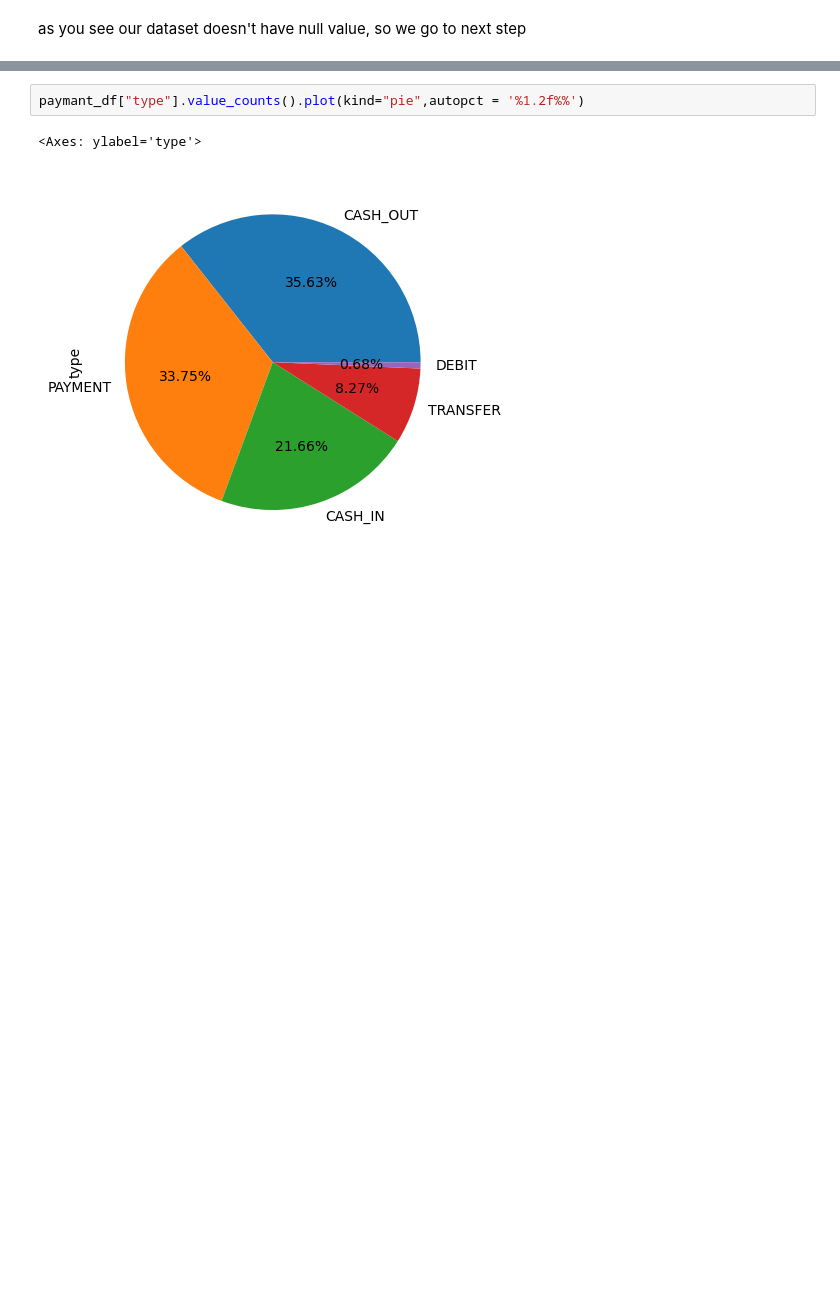
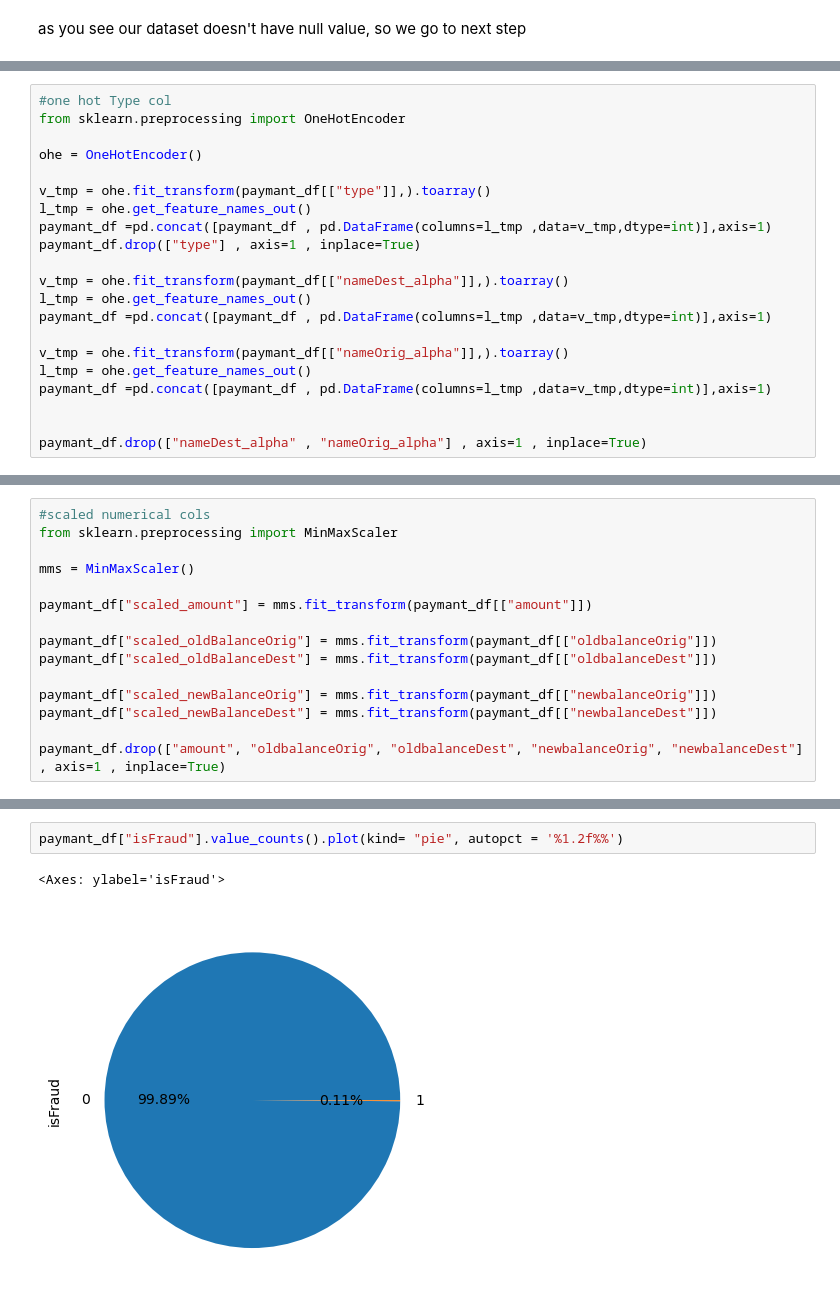
Before and after one commit to mobinmadani8/Online_Payments_Fraud_Detection, a Jupyter notebook: notebook/main.ipynb, the cells around one changed output, grey strips where cells are left out. Cells and saved outputs as stored; diff of their text form; blank space fills up the shorter version.

Commit message:
preprocess

```diff
--- a/notebook/main.ipynb
+++ b/notebook/main.ipynb
@@ -62,0 +82,21 @@ as you see our dataset doesn't have null value, so we go to next step
+# %%
+#one hot Type col
+from sklearn.preprocessing import OneHotEncoder
+
+ohe = OneHotEncoder()
+
+v_tmp = ohe.fit_transform(paymant_df[["type"]],).toarray()
+l_tmp = ohe.get_feature_names_out()
+paymant_df =pd.concat([paymant_df , pd.DataFrame(columns=l_tmp ,data=v_tmp,dtype=int)],axis=1)
+paymant_df.drop(["type"] , axis=1 , inplace=True)
+
+v_tmp = ohe.fit_transform(paymant_df[["nameDest_alpha"]],).toarray()
+l_tmp = ohe.get_feature_names_out()
+paymant_df =pd.concat([paymant_df , pd.DataFrame(columns=l_tmp ,data=v_tmp,dtype=int)],axis=1)
+
+v_tmp = ohe.fit_transform(paymant_df[["nameOrig_alpha"]],).toarray()
+l_tmp = ohe.get_feature_names_out()
+paymant_df =pd.concat([paymant_df , pd.DataFrame(columns=l_tmp ,data=v_tmp,dtype=int)],axis=1)
+
+
+paymant_df.drop(["nameDest_alpha" , "nameOrig_alpha"] , axis=1 , inplace=True)
@@ -62,0 +119,15 @@ as you see our dataset doesn't have null value, so we go to next step
+# %%
+#scaled numerical cols
+from sklearn.preprocessing import MinMaxScaler
+
+mms = MinMaxScaler()
+
+paymant_df["scaled_amount"] = mms.fit_transform(paymant_df[["amount"]])
+
+paymant_df["scaled_oldBalanceOrig"] = mms.fit_transform(paymant_df[["oldbalanceOrig"]])
+paymant_df["scaled_oldBalanceDest"] = mms.fit_transform(paymant_df[["oldbalanceDest"]])
+
+paymant_df["scaled_newBalanceOrig"] = mms.fit_transform(paymant_df[["newbalanceOrig"]])
+paymant_df["scaled_newBalanceDest"] = mms.fit_transform(paymant_df[["newbalanceDest"]])
+
+paymant_df.drop(["amount", "oldbalanceOrig", "oldbalanceDest", "newbalanceOrig", "newbalanceDest"] , axis=1 , inplace=True)
@@ -63,5 +150,5 @@ as you see our dataset doesn't have null value, so we go to next step
 # %%
-paymant_df["type"].value_counts().plot(kind="pie",autopct = '%1.2f%%')
+paymant_df["isFraud"].value_counts().plot(kind= "pie", autopct = '%1.2f%%')
 # %% [output]
-<Axes: ylabel='type'>
+<Axes: ylabel='isFraud'>
-[figure, old version]
+[figure, new version]
```
Also changed, not shown: parts of 15 cells of this notebook, 1 other file.
